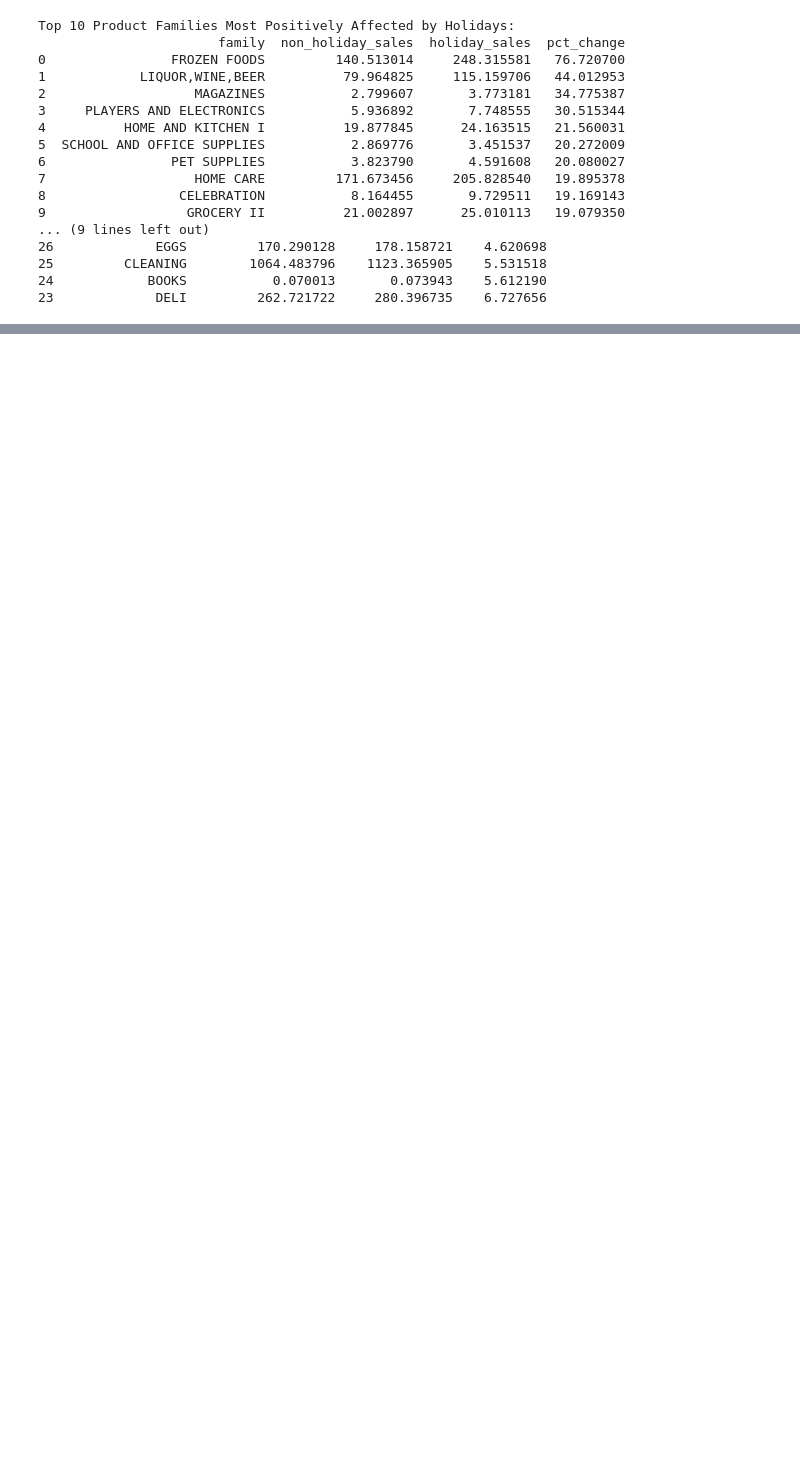
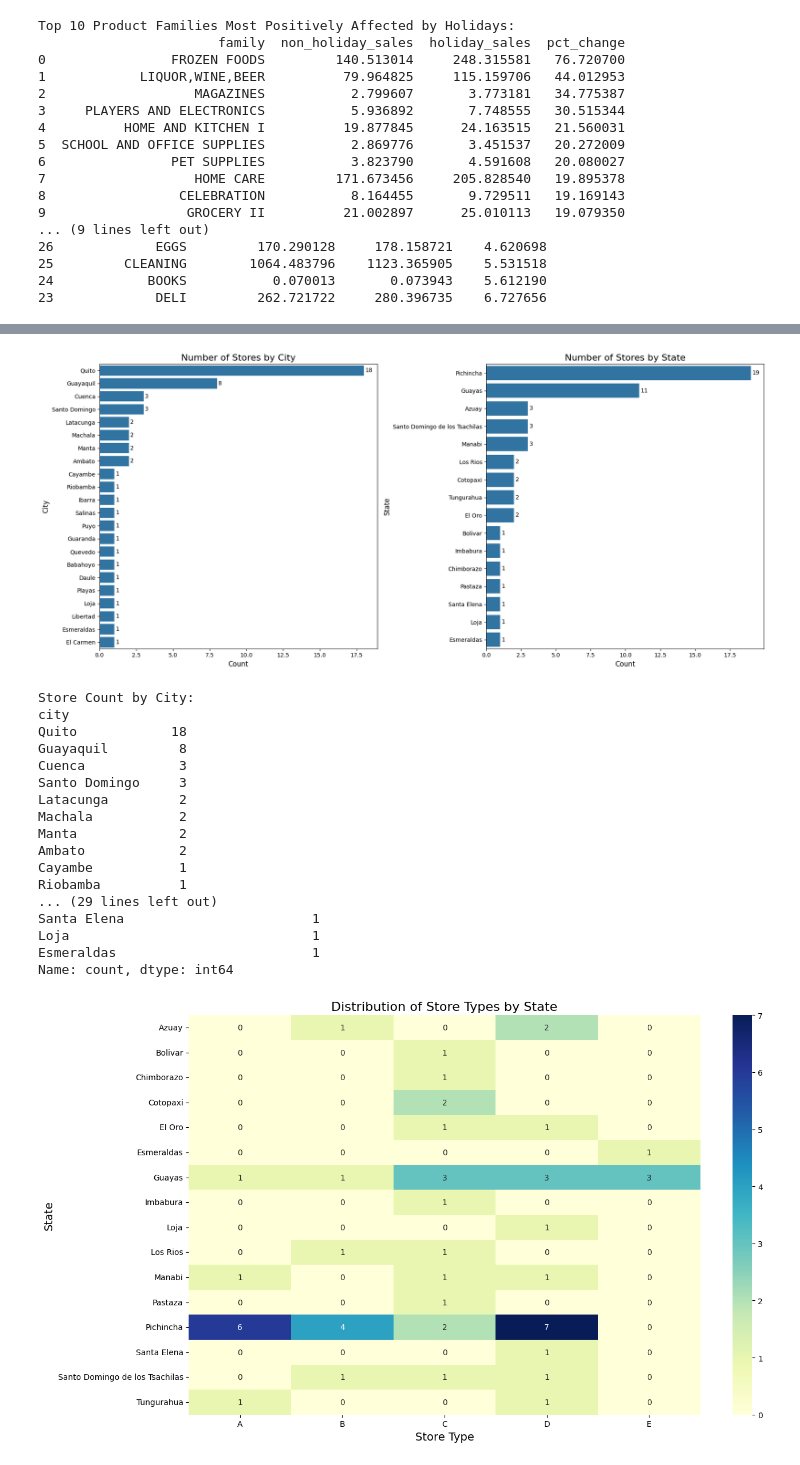
Before and after one commit to gupessanha/Data-Mining, a Jupyter notebook: T2/trab2.ipynb, the cells around one changed output, grey strips where cells are left out. Drawn from its saved outputs; the diff is of its cells as text; code cells hidden in the pictures; blank space fills up the shorter version.

```diff
--- a/T2/trab2.ipynb
+++ b/T2/trab2.ipynb
@@ -391,0 +453,65 @@ train_with_holidays
+# %%
+# Create a figure with two subplots side by side
+fig, (ax1, ax2) = plt.subplots(1, 2, figsize=(18, 8))
+
+# Count stores by city
+city_counts = df_stores['city'].value_counts().sort_values(ascending=False)
+city_plot = sns.barplot(x=city_counts.values, y=city_counts.index, ax=ax1)
+ax1.set_title('Number of Stores by City', fontsize=16)
+ax1.set_xlabel('Count', fontsize=12)
+ax1.set_ylabel('City', fontsize=12)
+
+# Add count numbers to the city bars
+for i, v in enumerate(city_counts.values):
+    ax1.text(v + 0.1, i, str(v), va='center')
+
+# Count stores by state
+state_counts = df_stores['state'].value_counts().sort_values(ascending=False)
+state_plot = sns.barplot(x=state_counts.values, y=state_counts.index, ax=ax2)
+ax2.set_title('Number of Stores by State', fontsize=16)
+ax2.set_xlabel('Count', fontsize=12)
+ax2.set_ylabel('State', fontsize=12)
+
+# Add count numbers to the state bars
+for i, v in enumerate(state_counts.values):
+    ax2.text(v + 0.1, i, str(v), va='center')
+
+plt.tight_layout()
+plt.show()
+
+# Display the numerical data as well
+print("\nStore Count by City:")
+print(city_counts)
+
+print("\nStore Count by State:")
+print(state_counts)
+
+# Create a choropleth-style heatmap of store types by state
+store_type_by_state = pd.crosstab(df_stores['state'], df_stores['type'])
+plt.figure(figsize=(14, 8))
+sns.heatmap(store_type_by_state, annot=True, cmap='YlGnBu', fmt='d')
+plt.title('Distribution of Store Types by State', fontsize=16)
+plt.ylabel('State', fontsize=14)
+plt.xlabel('Store Type', fontsize=14)
+plt.tight_layout()
+plt.show()
+# %% [output]
+[figure, added]
+Store Count by City:
+city
+Quito            18
+Guayaquil         8
+Cuenca            3
+Santo Domingo     3
+Latacunga         2
+Machala           2
+Manta             2
+Ambato            2
+Cayambe           1
+Riobamba          1
+... (29 lines left out)
+Santa Elena                        1
+Loja                               1
+Esmeraldas                         1
+Name: count, dtype: int64
+[figure, added]
```
Also changed, not shown: parts of 9 cells of this notebook.
